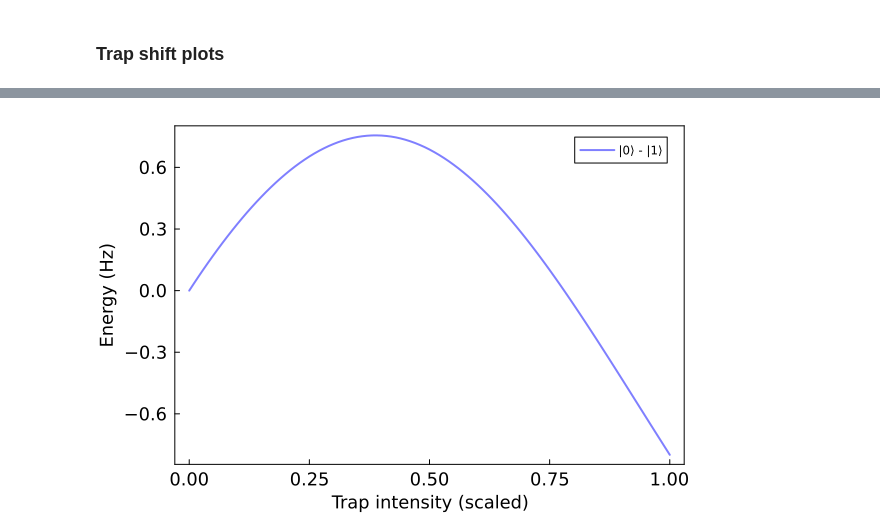
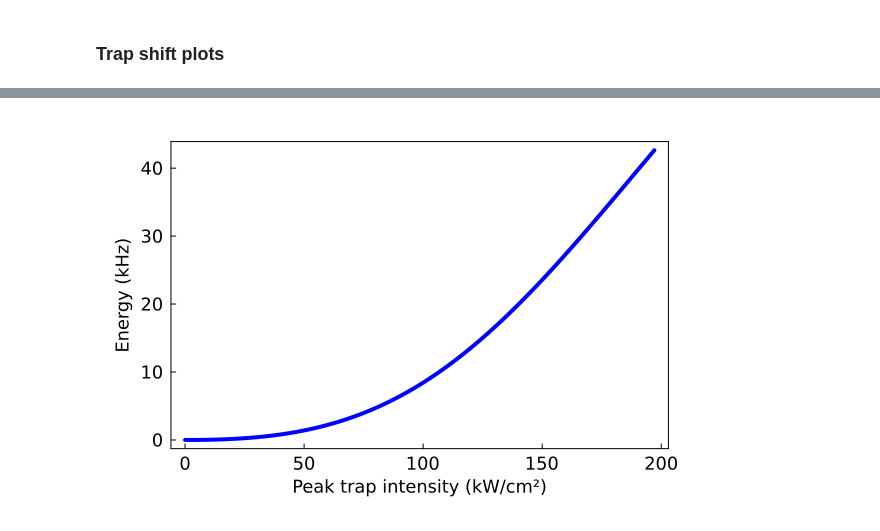
Before and after one commit to munozariasjm/QuantumStates.jl, a Jupyter notebook: examples/CaOH/CaOH_SpinExchangeGates_X(010)_DoubleScheme.ipynb, the cells around one changed output, grey strips where cells are left out. Drawn from its saved outputs; the diff is of its cells as text; code cells hidden in the pictures.

```diff
--- a/examples/CaOH/CaOH_SpinExchangeGates_X(010)_DoubleScheme.ipynb
+++ b/examples/CaOH/CaOH_SpinExchangeGates_X(010)_DoubleScheme.ipynb
@@ -106,6 +89,6 @@ _, mF_0_states = subspace(H.states, (M=0,))
 # %%
 # |0⟩ state
-idx_0 = 12
+idx_0 = 45 #12
 state_0 = H.states[idx_0]
 1e-3 * (1e2 * μX) * 1e6 * d(H.states[idx_0], H.states[idx_0]) |> display
 1e-3 * gS * (1e-4 * μ_B / h) * TDM_magnetic(H.states[idx_0], H.states[idx_0], 0) |> display
@@ -120,6 +106,6 @@ $$-0.707\left|S=1/2, I=1/2, Λ=1, N=1, J=3/2, F=2, M=2\right\rangle$$
 # %%
 # |1⟩ state
-idx_1 = 24
+idx_1 = 54 #24
 state_1 = H.states[idx_1]
 1e-3 * (1e2 * μX) * 1e6 * d(H.states[idx_1], H.states[idx_1]) |> display
 1e-3 * gS * (1e-4 * μ_B / h) * TDM_magnetic(H.states[idx_1], H.states[idx_1], 0) |> display
@@ -415,16 +408,15 @@ matrix_values = hcat(values(scan_values)...)'
 # %%
 using Plots, LaTeXStrings
 Es_rel = matrix_values .- matrix_values[1,:]'
-plot((0:0.01:1.0), 1e6 .* (Es_rel[:,idx_0] .- Es_rel[:,idx_1]), linewidth=2, linecolor=:blue, alpha=0.5, label="|0⟩ - |1⟩")
-# plot!(Is, 1e6 .* (Es_rel[:,idx_e1] .- Es_rel[:,idx_e2]), linewidth=2, linecolor=:green, alpha=0.5, label="|e₁⟩ - |e₂⟩")
-# plot!(Is, 1e6 .* (Es_rel[:,idx_0] .- Es_rel[:,idx_e1]), linewidth=2, linecolor=:red, alpha=0.5, label="|0⟩ - |e₁⟩")
+plot(1e-8 * (0:0.003:1.0) .* (I_trap), 1e-3 * 1e6 .* (Es_rel[:,idx_0] .- Es_rel[:,idx_1]), linewidth=4, linecolor=:blue, label=nothing)#, label="|0⟩ - |1⟩")
 plot!(
-    xlabel="Trap intensity (scaled)",
-    ylabel="Energy (Hz)",
+    xlabel="Peak trap intensity (kW/cm²)",
+    ylabel="Energy (kHz)",
     labelfontsize=12,
     tickfontsize=12,
     grid=:off,
-    box=:on
+    box=:on,
+    margin=5mm
     )
 # %% [output]
-[figure, old version]
+[figure, new version]
```
Also changed, not shown: parts of 24 cells of this notebook, 17 other files.
